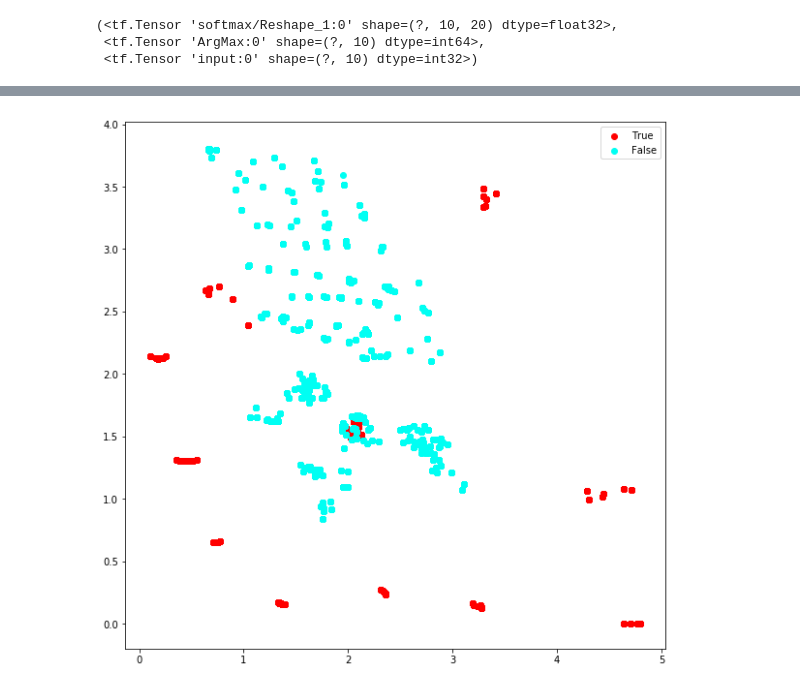
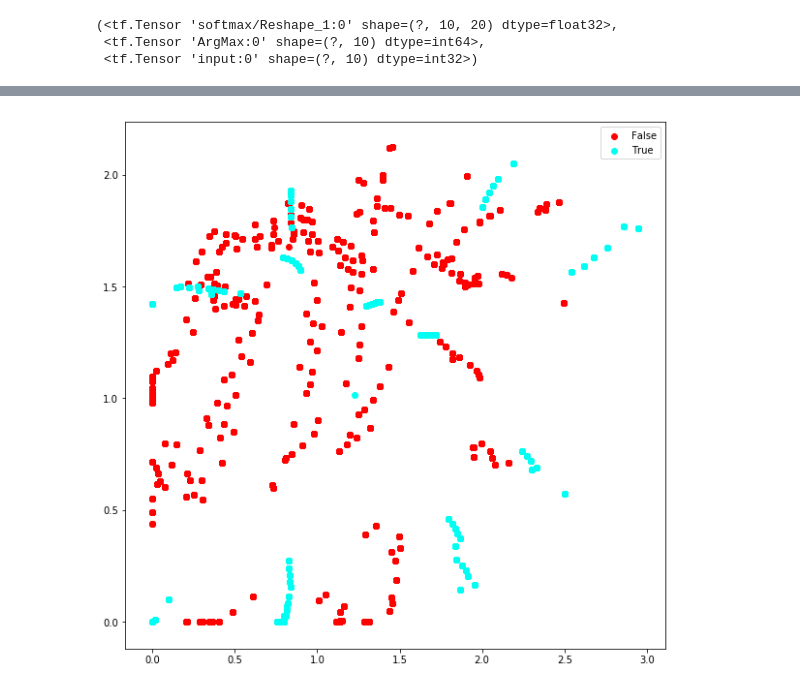
Before and after one commit to kuhanw/sequence_compression, a Jupyter notebook: sequence_compression_prototype.ipynb, the cells around one changed output, grey strips where cells are left out. Drawn from its saved outputs; the diff is of its cells as text; code cells hidden in the pictures.

```diff
--- a/sequence_compression_prototype.ipynb
+++ b/sequence_compression_prototype.ipynb
@@ -441,0 +479,2 @@ len(unique_seqs)
+# %%
+tsne = manifold.TSNE(n_components=2, verbose=8)
@@ -441,0 +489,4 @@ len(unique_seqs)
+# %%
+start_time = time.time()
+manifold_results = tsne.fit_transform(df_seqs_vectors[['x_%d' % i for i in range(latent_dimensions)]])
+end_time = time.time()
@@ -442,3 +511,7 @@ len(unique_seqs)
+# %%
+df_manifold_results = pd.DataFrame(manifold_results, columns=['x', 'y'])
+# %%
+df_seqs_vectors = df_seqs_vectors.merge(df_manifold_results, left_index=True, right_index=True)
 # %%
 df_seqs_vectors[(df_seqs_vectors['label']==True) & (df_seqs_vectors['x']>1.5) & (df_seqs_vectors['x']<2.5)
                & (df_seqs_vectors['y']>1.3) & (df_seqs_vectors['y']<1.7)][['x', 'y', 'cat_0', 'cat_1', 'cat_2', \
@@ -515,13 +566,13 @@ df_seqs_vectors[(df_seqs_vectors['label']==True)][['cat_0', 'cat_1', 'cat_2', \
 # %%
 #Analysis
 
 plt.figure(1, figsize=(10, 10))
 cmap = plt.cm.get_cmap('hsv', len(unique_seqs)+1)
 for idx_seq, seq in enumerate(unique_seqs):
     df_current = df_seqs_vectors[df_seqs_vectors[label_col]==seq]
-    plt.scatter(df_current['x'].values, df_current['y'].values, color=cmap(idx_seq), label=seq)
+    plt.scatter(df_current['x_0'].values, df_current['x_1'].values, color=cmap(idx_seq), label=seq)
 
 plt.legend(loc='best')
 plt.show()
 # %% [output]
-[figure, old version]
+[figure, new version]
```
Also changed, not shown: parts of 21 cells of this notebook.
